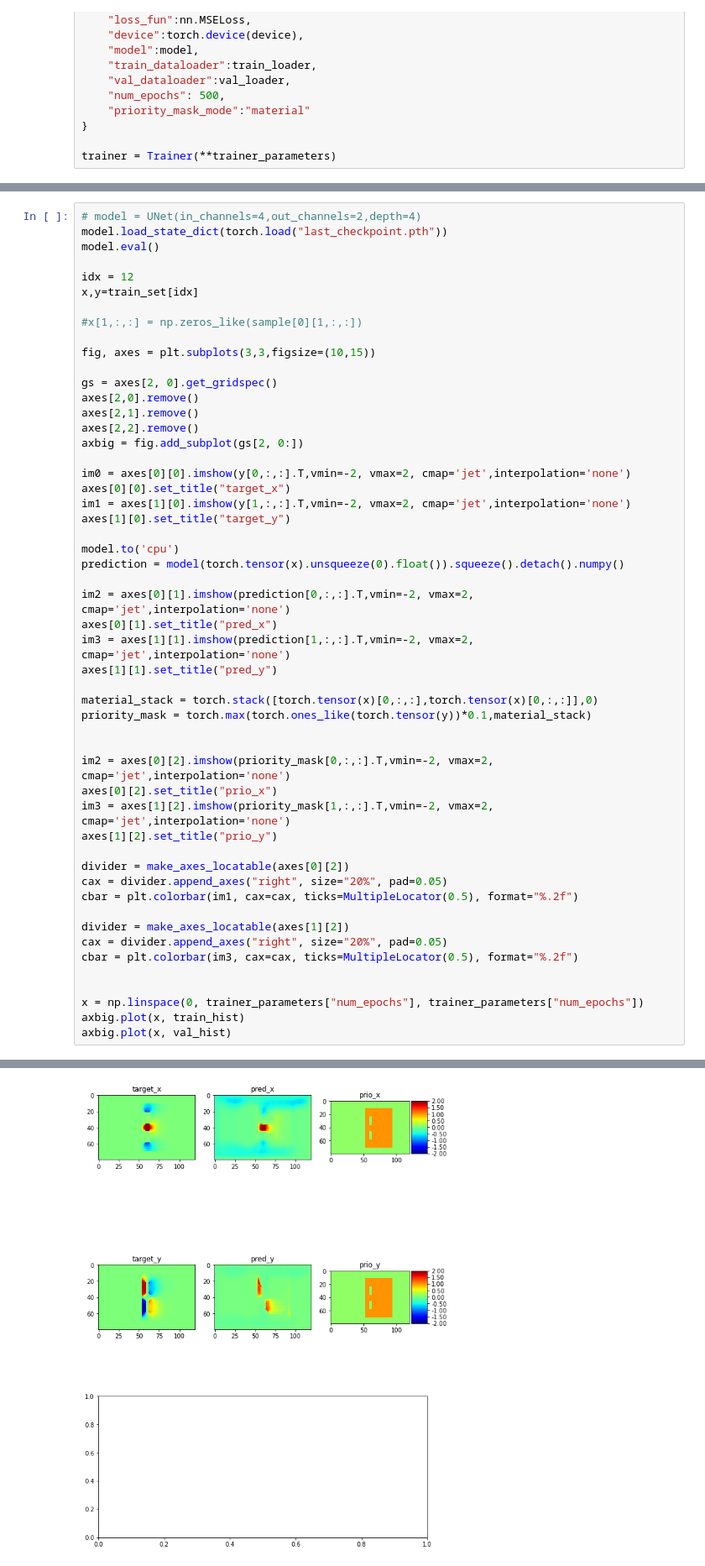
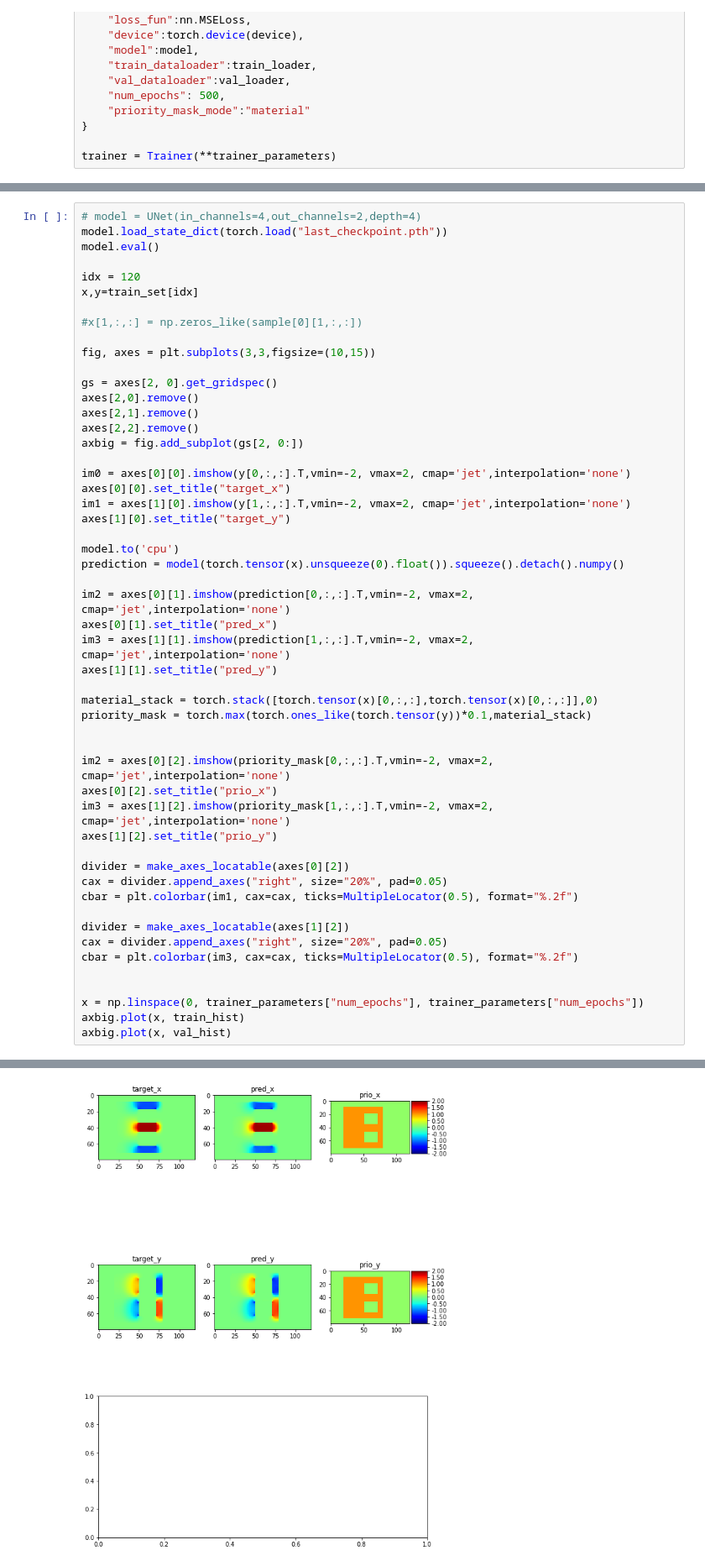
Before and after one commit to FlorianStummer/MaxAndFlorian, a Jupyter notebook: Unet/training_notebook.ipynb, the cells around one changed output, grey strips where cells are left out. Shown: that part at 84% size. Cells and saved outputs as stored; diff of their text form.

```diff
--- a/Unet/training_notebook.ipynb
+++ b/Unet/training_notebook.ipynb
@@ -127,7 +156,7 @@ train_hist,val_hist = trainer.train()
 model.load_state_dict(torch.load("last_checkpoint.pth"))
 model.eval()
 
-idx = 12
+idx = 120
 x,y=train_set[idx]
 
 #x[1,:,:] = np.zeros_like(sample[0][1,:,:])
@@ -179 +208 @@ ValueError: x and y must have same first dimension, but have shapes (500,) and (
-[figure, old version]
+[figure, new version]
```
Also changed, not shown: parts of 4 cells of this notebook.
